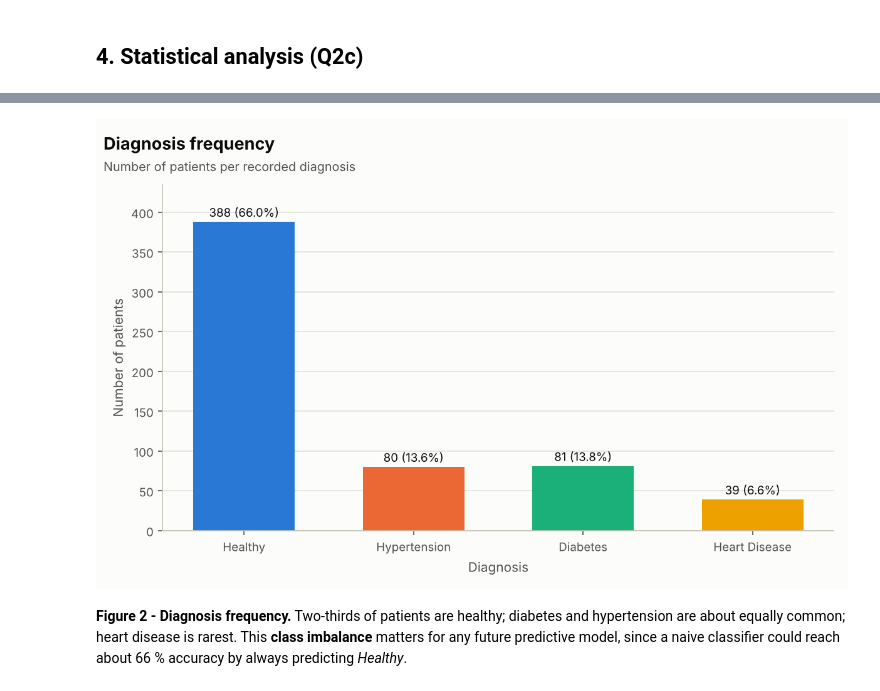
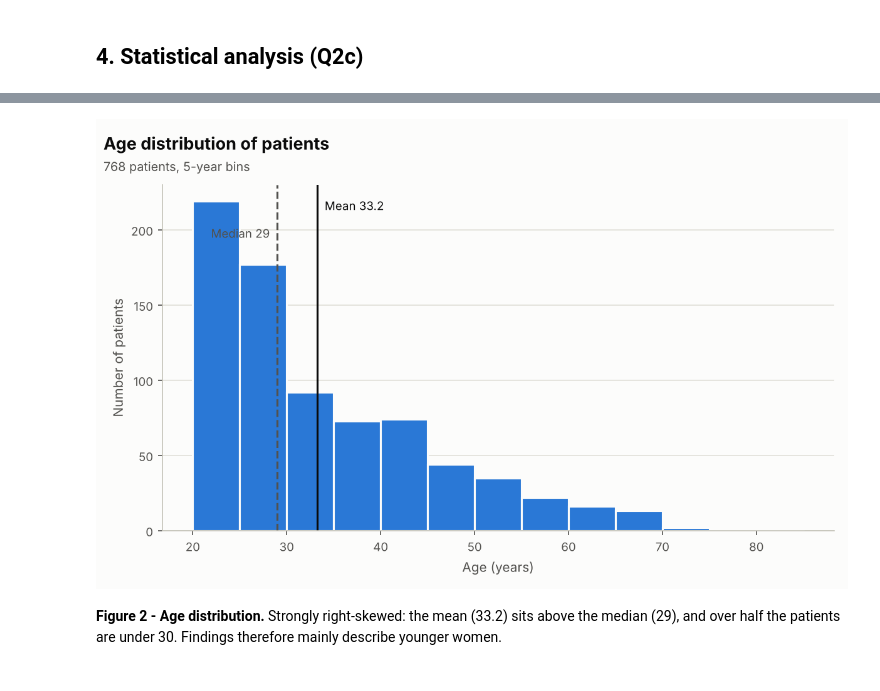
Before and after one commit to tnsheoran-tech/health-data-analyzer, a Jupyter notebook: notebooks/health_data_analysis.ipynb, the cells around one changed output, grey strips where cells are left out. Saved outputs shown, nothing was run; the diff lists cells and outputs as text; code cells hidden in the pictures.

```diff
--- a/notebooks/health_data_analysis.ipynb
+++ b/notebooks/health_data_analysis.ipynb
@@ -33,7 +32,7 @@ The generator is deterministic: the same seed always produces the same file, whi
 # %%
-RAW_PATH = PROJECT_ROOT / "data" / "raw" / "patient_records.csv"
+RAW_PATH = PROJECT_ROOT / "data" / "raw" / "diabetes.csv"
 if not RAW_PATH.exists():
-    generate_dataset(RAW_PATH, n_records=600, seed=42)
+    download_dataset(RAW_PATH)
 
 raw = load_dataset(RAW_PATH)
 print(f"Shape: {raw.shape[0]} rows x {raw.shape[1]} columns")
@@ -232,6 +221,6 @@ display(Image(filename=str(figures["age_distribution"])))
 # %%
-display(Image(filename=str(figures["diagnosis_frequency"])))
+display(Image(filename=str(figures["age_distribution"])))
 # %% [output]
-[figure, old version]
+[figure, new version]
-# %% [markdown]
-**Figure 2 - Diagnosis frequency.** Two-thirds of patients are healthy; diabetes and hypertension are about equally common; heart disease is rarest. This **class imbalance** matters for any future predictive model, since a naive classifier could reach about 66 % accuracy by always predicting *Healthy*.
+# %% [markdown]
+**Figure 2 - Age distribution.** Strongly right-skewed: the mean (33.2) sits above the median (29), and over half the patients are under 30. Findings therefore mainly describe younger women.
```
Also changed, not shown: parts of 48 cells of this notebook, 21 other files.
